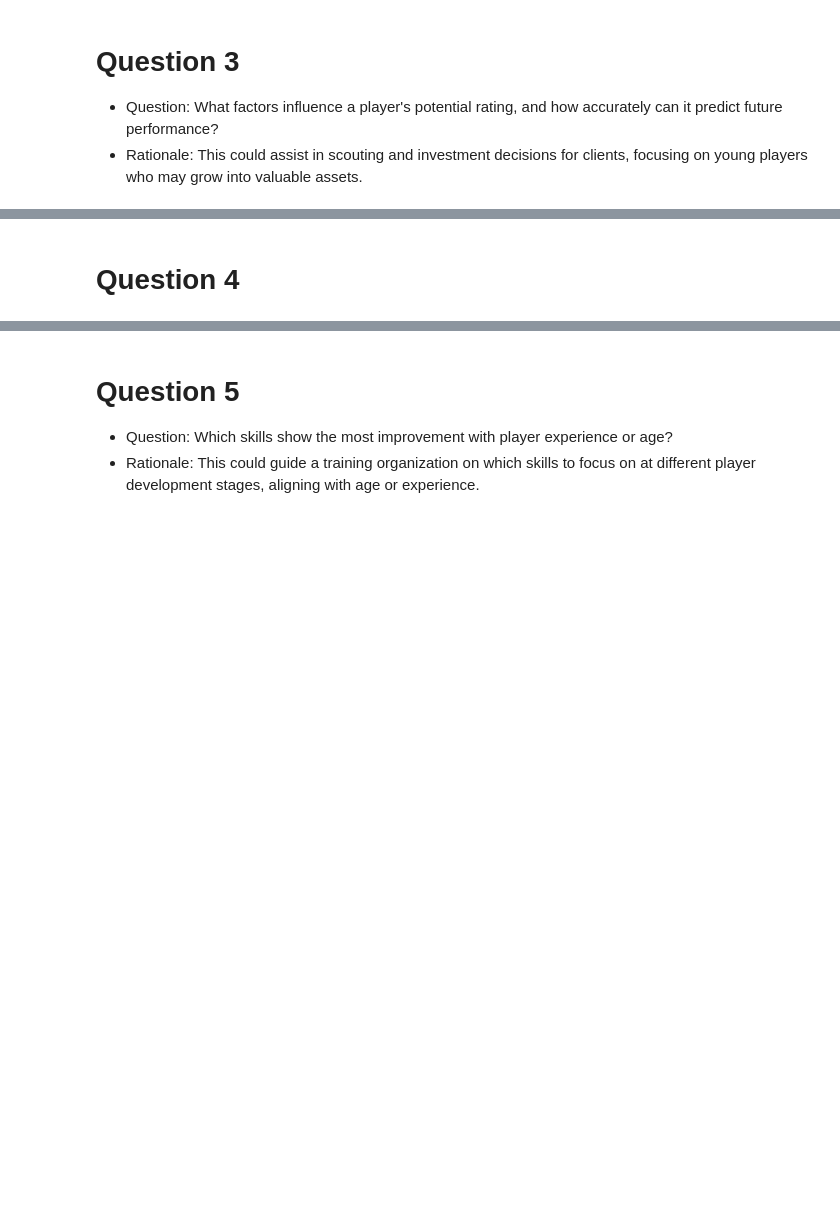
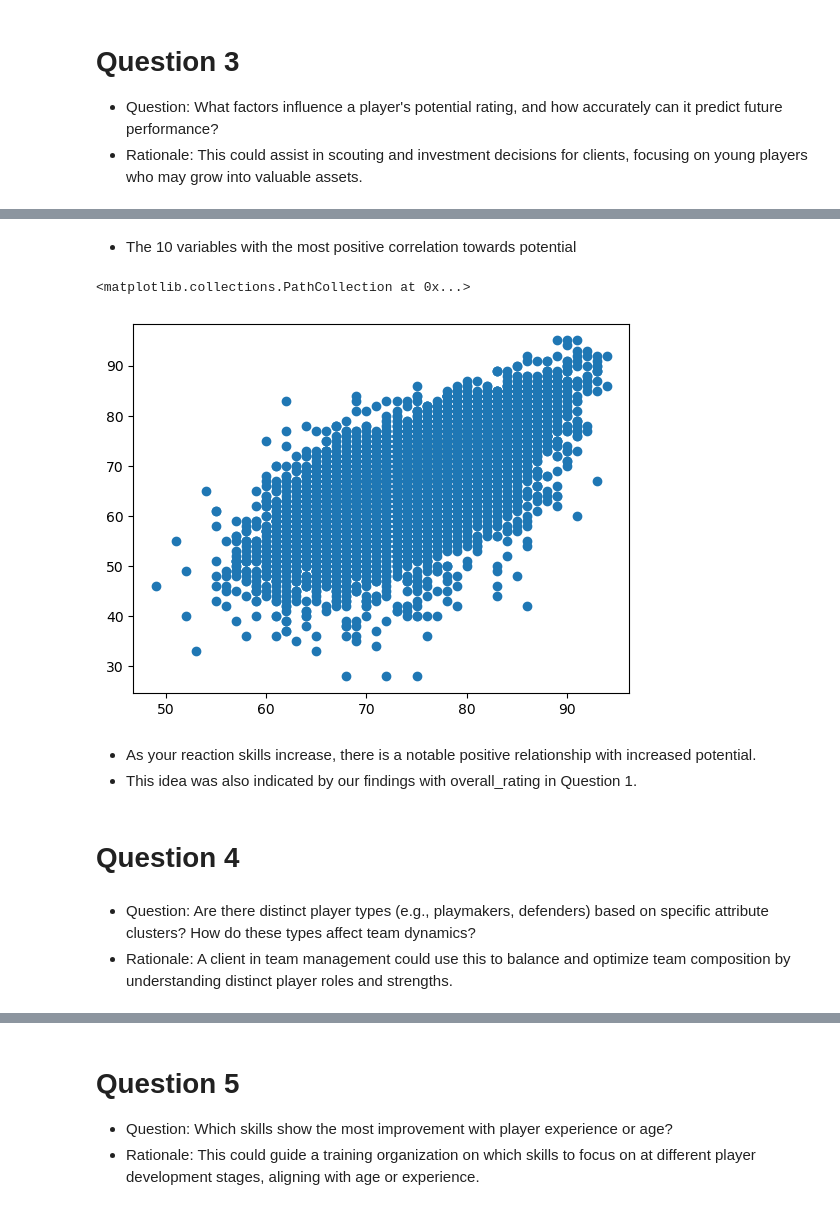
Before and after one commit to falba3/AdvancedDataAnalytics, a Jupyter notebook: notebooks/franco_questions3_5_6.ipynb, the cells around one changed output, grey strips where cells are left out. Drawn from its saved outputs; the diff is of its cells as text; code cells hidden in the pictures; blank space fills up the shorter version.

Commit message:
working on questions, feature engineering

```diff
--- a/notebooks/franco_questions3_5_6.ipynb
+++ b/notebooks/franco_questions3_5_6.ipynb
@@ -448,3 +515,17 @@ plt.show()
+# %% [markdown]
+* The 10 variables with the most positive correlation towards potential
+# %%
+# Scatterplot
+plt.scatter(df['potential'], df['reactions'])
+# %% [output]
+<matplotlib.collections.PathCollection at 0x...>
+[figure, added]
+# %% [markdown]
+* As your reaction skills increase, there is a notable positive relationship with increased potential.
+* This idea was also indicated by our findings with overall_rating in Question 1.
 # %% [markdown]
 # Question 4
+# %% [markdown]
+* Question: Are there distinct player types (e.g., playmakers, defenders) based on specific attribute clusters? How do these types affect team dynamics?
+* Rationale: A client in team management could use this to balance and optimize team composition by understanding distinct player roles and strengths.
 # %%
```
Also changed, not shown: parts of 49 cells of this notebook, 1 other file.
